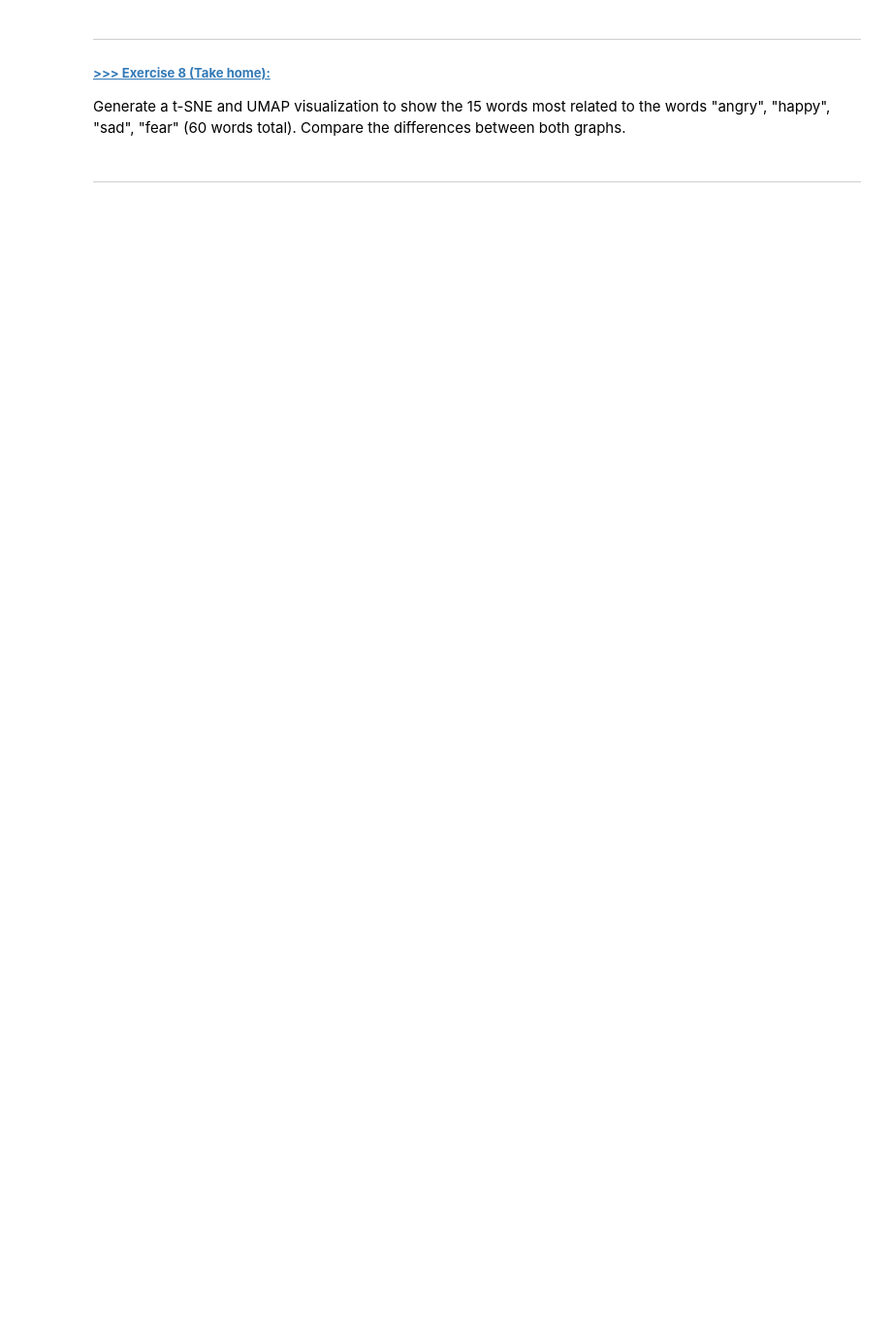
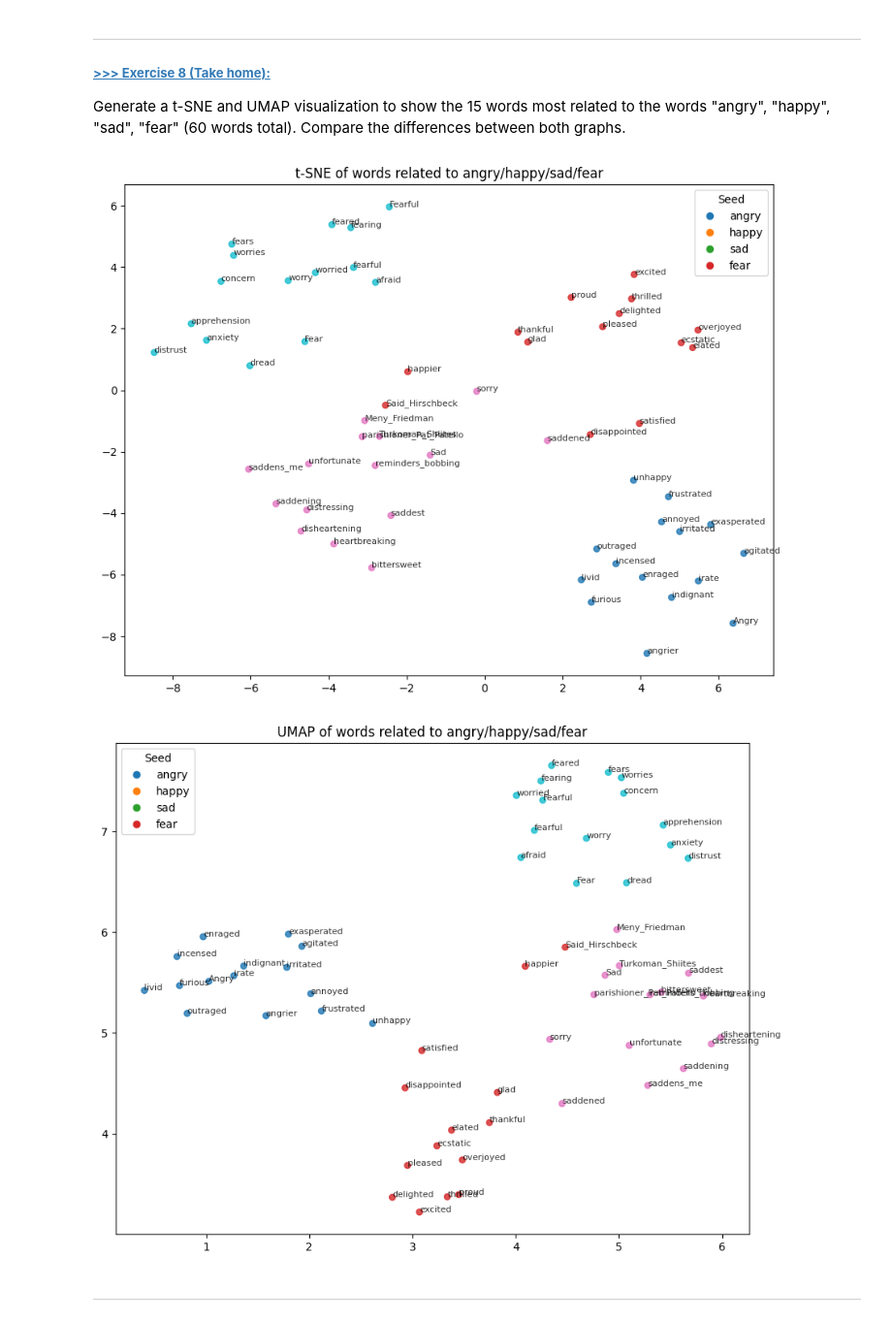
Before and after one commit to Limardi/DM2025-Lab2-Exercise, a Jupyter notebook: DM2025-Lab2-Master-Phase_1.ipynb, the cells around one changed output. Shown at 97% size. Cells and saved outputs as stored; diff of their text form; code cells hidden in the pictures; blank space fills up the shorter version.

```diff
--- a/DM2025-Lab2-Master-Phase_1.ipynb
+++ b/DM2025-Lab2-Master-Phase_1.ipynb
@@ -1256,2 +1381,69 @@ Generate a t-SNE and UMAP visualization to show the 15 words most related to the
+# %%
+# Answer here
+import numpy as np
+import pandas as pd
+import matplotlib.pyplot as plt
+from gensim.models import KeyedVectors
+from sklearn.manifold import TSNE
+import umap.umap_ as umap
+
+# 1) Load pretrained word vectors (adjust path)
+wv = KeyedVectors.load_word2vec_format(
+    './GoogleNews/GoogleNews-vectors-negative300.bin.gz', binary=True
+)
+
+# 2) Seeds and collect top-15 similar words per seed
+seeds = ["angry", "happy", "sad", "fear"]
+top_k = 15
+
+rows = []
+for seed in seeds:
+    if seed not in wv:
+        print(f"Seed not in vocab: {seed}")
+        continue
+    sims = wv.most_similar(seed, topn=top_k)
+    for w, score in sims:
+        if w in wv:  # ensure vector exists
+            rows.append({"seed": seed, "word": w, "score": score})
+
+df = pd.DataFrame(rows)
+# Optional: ensure unique words across seeds (keep first occurrence)
+df = df.drop_duplicates(subset=["word"]).reset_index(drop=True)
+
+# 3) Build matrix of embeddings for these words
+words = df["word"].tolist()
+X = np.vstack([wv[w] for w in words])
+
+# 4) t-SNE (2D)
+tsne_2d = TSNE(n_components=2, random_state=42, perplexity=15, init='pca')
+X_tsne = tsne_2d.fit_transform(X)
+
+# 5) UMAP (2D)
+umap_2d = umap.UMAP(n_components=2, random_state=42, n_neighbors=15, min_dist=0.1)
+X_umap = umap_2d.fit_transform(X)
+
+# 6) Plot helper
+def scatter_with_labels(X2, title):
+    plt.figure(figsize=(9, 7))
+    # color by seed
+    colors = {s:i for i,s in enumerate(df["seed"].unique())}
+    cvals = df["seed"].map(colors).values
+    plt.scatter(X2[:,0], X2[:,1], c=cvals, cmap="tab10", s=30, alpha=0.8)
+    for i, w in enumerate(words):
+        plt.text(X2[i,0], X2[i,1], w, fontsize=8, alpha=0.8)
+    # legend
+    handles = [plt.Line2D([0],[0], marker='o', color='w', label=s,
+                          markerfacecolor=plt.cm.tab10(colors[s]/10), markersize=8)
+               for s in colors]
+    plt.legend(handles=handles, title="Seed", loc="best")
+    plt.title(title)
+    plt.tight_layout()
+    plt.show()
+
+scatter_with_labels(X_tsne, "t-SNE of words related to angry/happy/sad/fear")
+scatter_with_labels(X_umap, "UMAP of words related to angry/happy/sad/fear")
+# %% [output]
+[figure, added]
+[figure, added]
 # %% [markdown]
 ---
```
Also changed, not shown: parts of 24 cells of this notebook, 1 other file.
